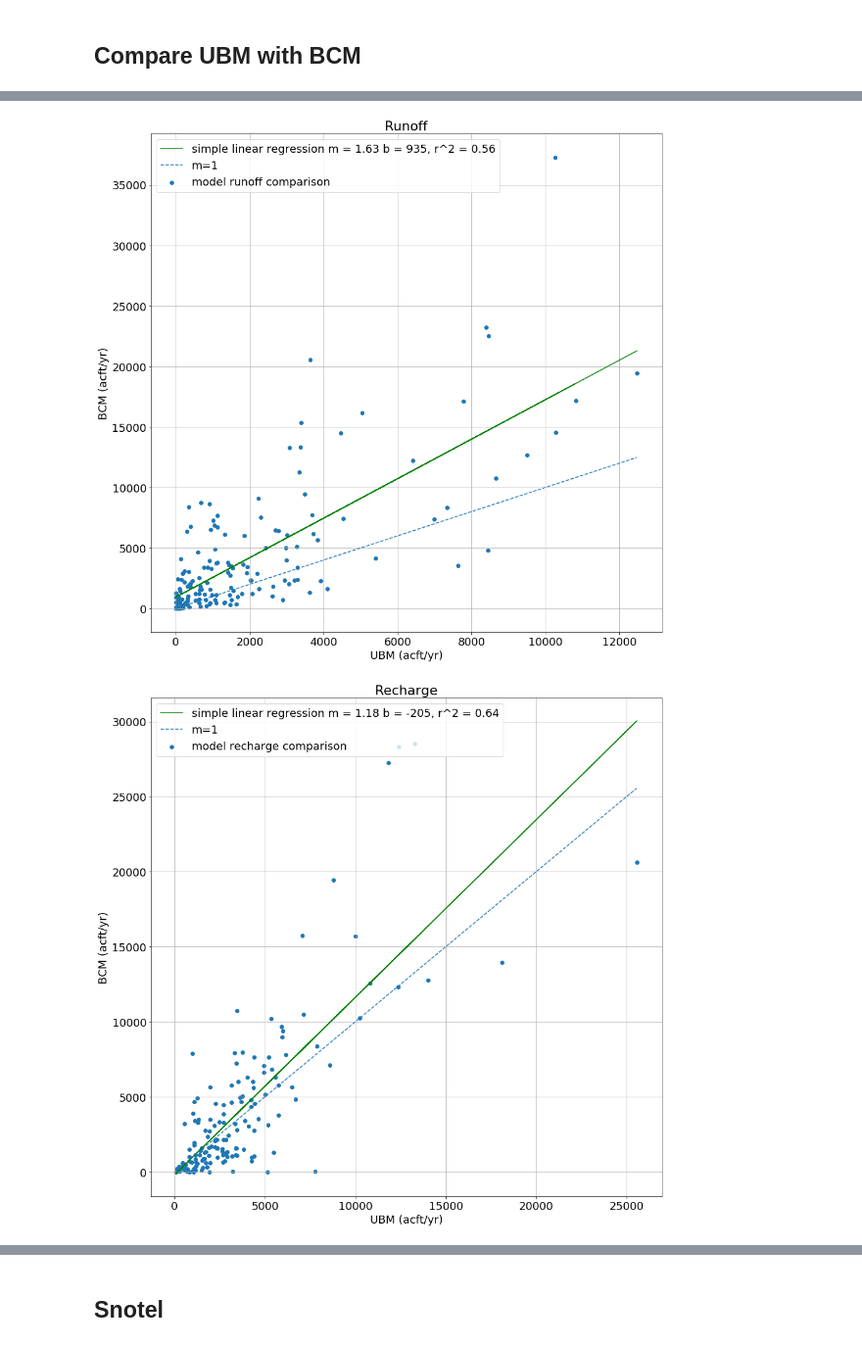
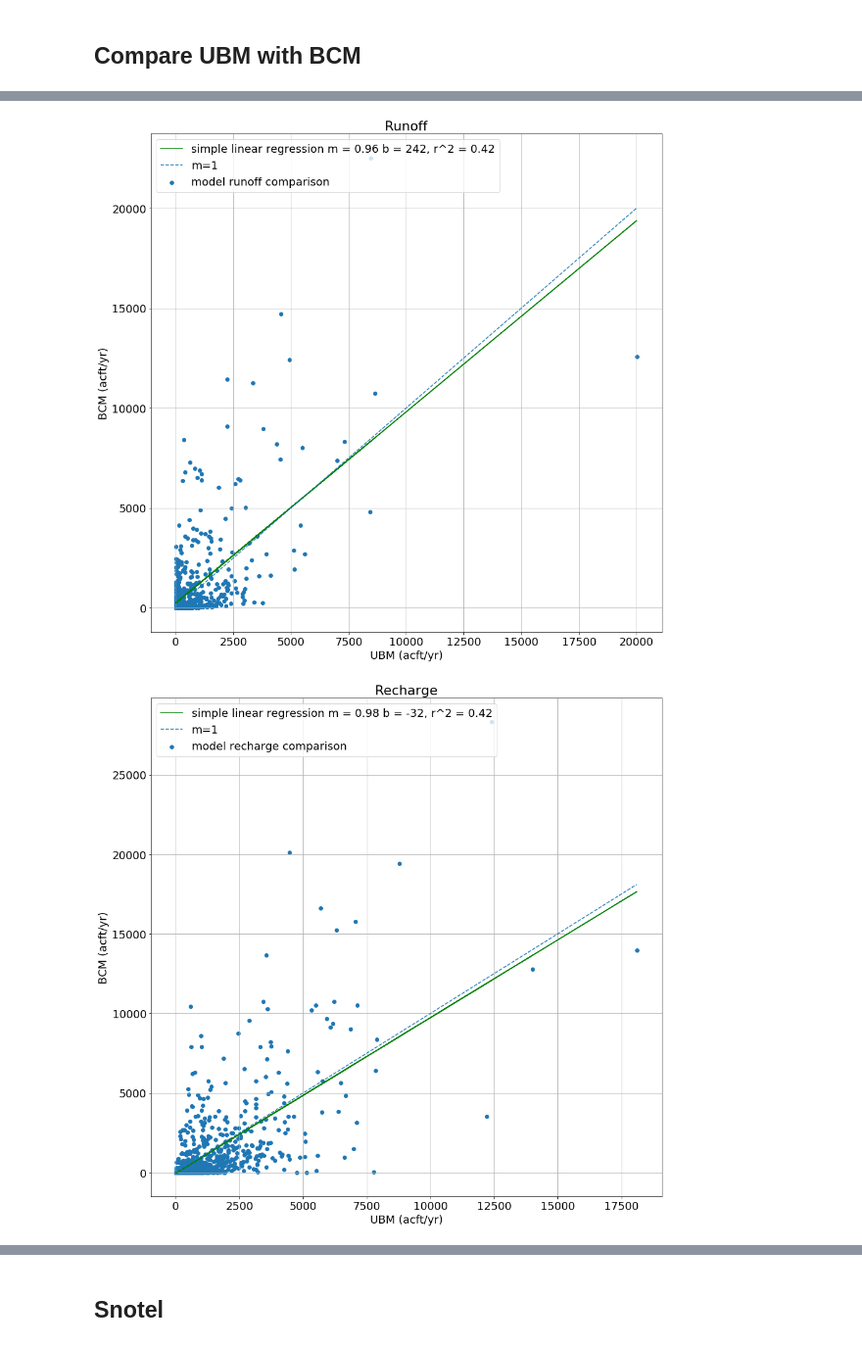
Before and after one commit to utah-geological-survey/UBM, a Jupyter notebook: ipython notebooks/Zone Budget.ipynb, the cells around one changed output, grey strips where cells are left out. Shown at 98% size. Drawn from its saved outputs; the diff is of its cells as text; code cells hidden in the pictures.

```diff
--- a/ipython notebooks/Zone Budget.ipynb
+++ b/ipython notebooks/Zone Budget.ipynb
@@ -300,28 +314,28 @@ BCM = pd.concat([BCMrun,BCMrec],axis=1)
 # %%
-quer = "SELECT HUC_12,YearMonth,volume_acft FROM ubm.zonebudgets WHERE SOURCE = 'UBM' AND variable IN('runoff')"
-UBM = pd.read_sql_query(sql=quer,con=engine)
+quer = "SELECT HUC_12,YearMonth,volume_acft FROM ubm.{:} WHERE SOURCE = 'ubm' AND variable IN('runoff')"
+ubm = pd.read_sql_query(sql=quer.format(tabname), con=engine)
 
-UBM['dt'] = pd.to_datetime(UBM.YearMonth,errors='coerce',format='%Y%m')
-UBM['year'] = UBM['dt'].apply(lambda x: x.year,1)
-UBMyrly = UBM.groupby(['HUC_12','year']).sum()
-UBMyrly.reset_index(inplace=True)
-UBMavgrun = UBMyrly.groupby('HUC_12').mean()
-UBMavgrun.drop(['year'], axis=1, inplace=True)
-UBMavgrun.rename(columns={'volume_acft':'UBM_run_acft'},inplace=True)
+ubm['dt'] = pd.to_datetime(ubm.YearMonth,errors='coerce',format='%Y%m')
+ubm['year'] = ubm['dt'].apply(lambda x: x.year,1)
+ubmyrly = ubm.groupby(['HUC_12','year']).sum()
+ubmyrly.reset_index(inplace=True)
+ubmavgrun = ubmyrly.groupby('HUC_12').mean()
+ubmavgrun.drop(['year'], axis=1, inplace=True)
+ubmavgrun.rename(columns={'volume_acft':'ubm_run_acft'},inplace=True)
 
-quer = "SELECT HUC_12,YearMonth,volume_acft FROM ubm.zonebudgets WHERE SOURCE = 'UBM' AND variable IN('recharge')"
-UBM = pd.read_sql_query(sql=quer,con=engine)
+quer = "SELECT HUC_12,YearMonth,volume_acft FROM ubm.{:} WHERE SOURCE = 'ubm' AND variable IN('recharge')"
+ubm = pd.read_sql_query(sql=quer.format(tabname),con=engine)
 
-UBM['dt'] = pd.to_datetime(UBM.YearMonth,errors='coerce',format='%Y%m')
-UBM['year'] = UBM['dt'].apply(lambda x: x.year,1)
-UBMyrly = UBM.groupby(['HUC_12','year']).sum()
-UBMyrly.reset_index(inplace=True)
-UBMavgrec = UBMyrly.groupby('HUC_12').mean()
-UBMavgrec.drop(['year'], axis=1, inplace=True)
-UBMavgrec.rename(columns={'volume_acft':'UBM_rec_acft'},inplace=True)
+ubm['dt'] = pd.to_datetime(ubm.YearMonth,errors='coerce',format='%Y%m')
+ubm['year'] = ubm['dt'].apply(lambda x: x.year,1)
+ubmyrly = ubm.groupby(['HUC_12','year']).sum()
+ubmyrly.reset_index(inplace=True)
+ubmavgrec = ubmyrly.groupby('HUC_12').mean()
+ubmavgrec.drop(['year'], axis=1, inplace=True)
+ubmavgrec.rename(columns={'volume_acft':'ubm_rec_acft'},inplace=True)
 
-UBM = pd.concat([UBMavgrun,UBMavgrec],axis=1)
+ubm = pd.concat([ubmavgrun,ubmavgrec],axis=1)
 # %%
-BM = pd.concat([BCM,UBM],axis=1)
+BM = pd.concat([bcm,ubm],axis=1)
 # %%
 len(BM)
@@ -354,7 +495,7 @@ BM = BM[pd.to_numeric(BM.index).isin(huclist)]
 # %%
 import statsmodels.api as sm
 
-x = BM['UBM_run_acft'].values
+x = BM['ubm_run_acft'].values
 Y = BM['BCM_run_acft'].values
 
 X = sm.add_constant(x)
@@ -380,35 +521,35 @@ plt.title('Runoff')
 plt.grid()
 plt.savefig('U:/GWP/Groundwater/Projects/BCM/Graphs/'+'runoff_bcm_vs_ubm.png')
 # %% [output]
-[figure, old version]
+[figure, new version]
 # %%
 import statsmodels.api as sm
 
-x = BM['UBM_rec_acft'].values
+x = BM['ubm_rec_acft'].values
 Y = BM['BCM_rec_acft'].values
 
 X = sm.add_constant(x)
 model = sm.OLS(Y,X)
 est = model.fit()
 const = est.params[0]
 slope = est.params[1]
 
 SIZE = 18
 plt.rc('font', size=SIZE)
 
 plt.plot(x, est.predict(X), c='g', label='simple linear regression m = {:.2f} b = {:.0f}, r^2 = {:.2f}'.format(slope, const,est.rsquared))
 plt.scatter(x,Y, label='model recharge comparison')
 x2 = range(int(np.min(x)),int(np.max(x)))
 plt.plot(x2,x2,'--', label='m=1')
 
 plt.legend(loc='upper left')
 plt.xlabel('UBM (acft/yr)')
 plt.ylabel('BCM (acft/yr)')
 plt.title('Recharge')
 #plt.xlim(-100,10000)
 #plt.ylim(-100,8000)
 plt.grid()
 plt.savefig('U:/GWP/Groundwater/Projects/BCM/Graphs/'+'recharge_bcm_vs_ubm.png')
 # %% [output]
-[figure, old version]
+[figure, new version]
 # %%
```
Also changed, not shown: parts of 10 cells of this notebook, 2 other files.
